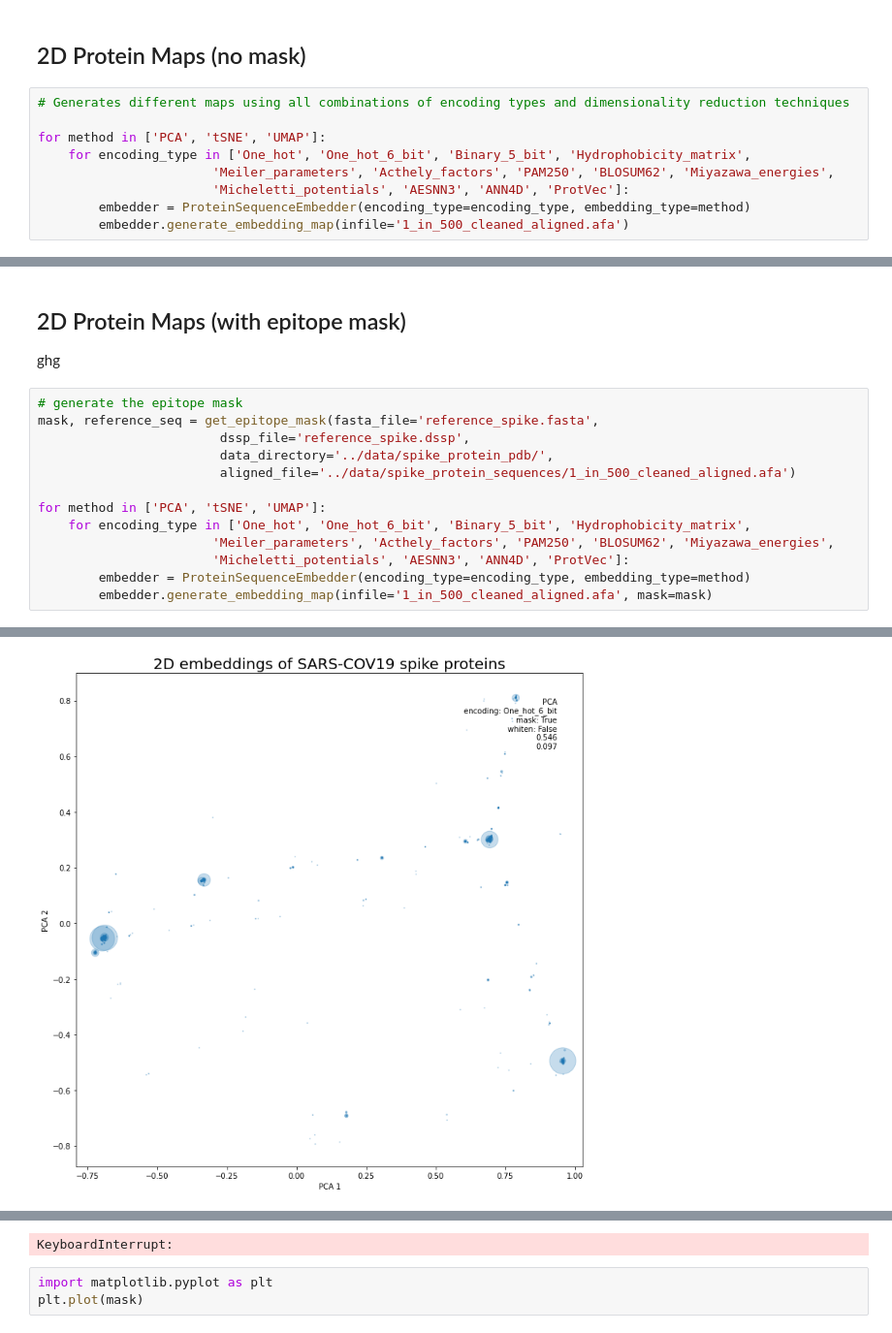
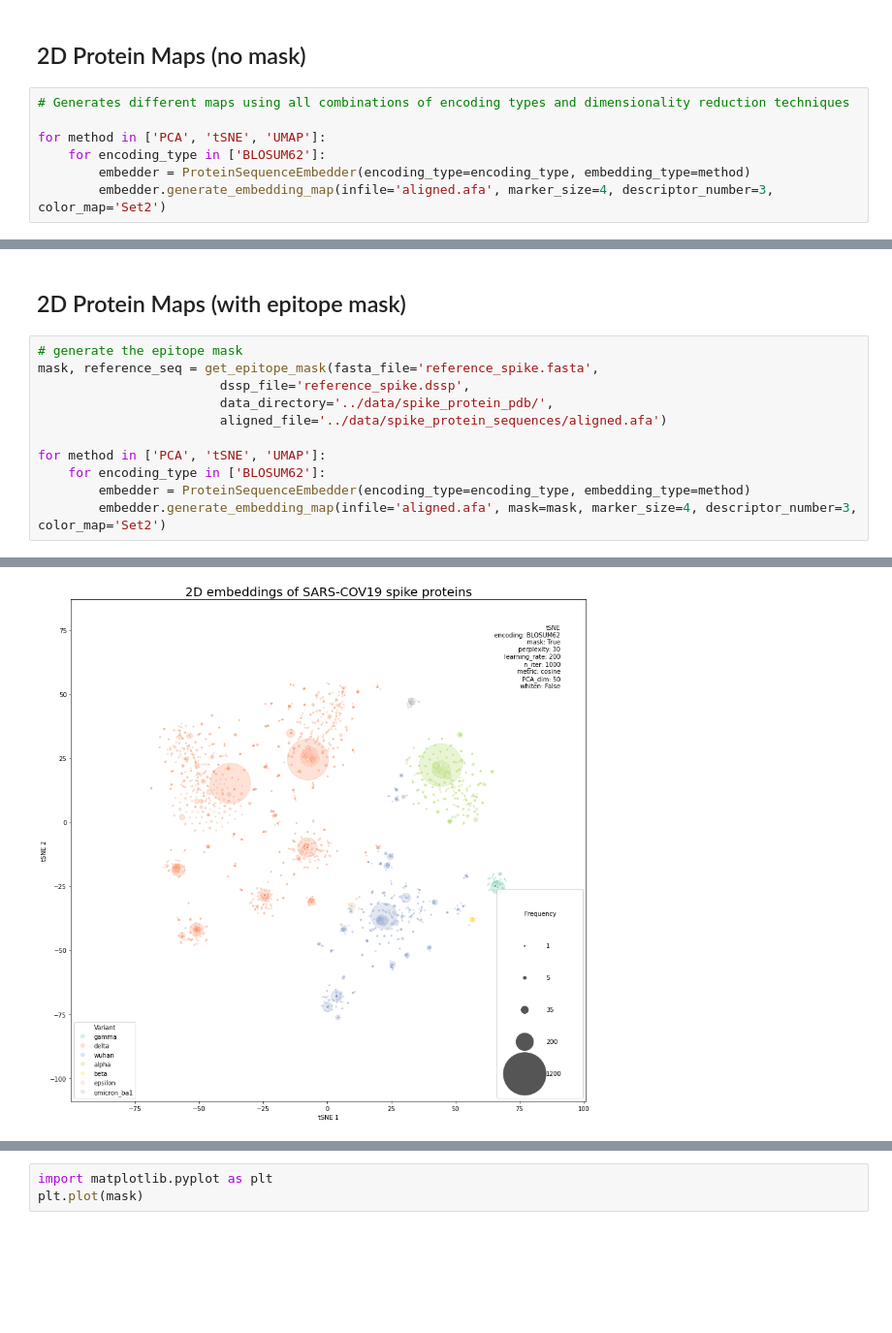
Before and after one commit to dominicp6/VAE-SpikeProtein-Generation, a Jupyter notebook: visualisation/2D_protein_map.ipynb, the cells around one changed output, grey strips where cells are left out. Shown at 97% size. Saved outputs shown, nothing was run; the diff lists cells and outputs as text; blank space fills up the shorter version.

```diff
--- a/visualisation/2D_protein_map.ipynb
+++ b/visualisation/2D_protein_map.ipynb
@@ -15,9 +15,7 @@ data_dir = parent_dir + '/data/spike_proteins/'   # path to datasets
 # Generates different maps using all combinations of encoding types and dimensionality reduction techniques
 
 for method in ['PCA', 'tSNE', 'UMAP']:
-    for encoding_type in ['One_hot', 'One_hot_6_bit', 'Binary_5_bit', 'Hydrophobicity_matrix',
-                       'Meiler_parameters', 'Acthely_factors', 'PAM250', 'BLOSUM62', 'Miyazawa_energies',
-                       'Micheletti_potentials', 'AESNN3', 'ANN4D', 'ProtVec']:
+    for encoding_type in ['BLOSUM62']:
         embedder = ProteinSequenceEmbedder(encoding_type=encoding_type, embedding_type=method)
-        embedder.generate_embedding_map(infile='1_in_500_cleaned_aligned.afa')
+        embedder.generate_embedding_map(infile='aligned.afa', marker_size=4, descriptor_number=3, color_map='Set2')
 # %% [output]
@@ -28,18 +25,14 @@ KeyboardInterrupt:
 # %% [markdown]
 ## 2D Protein Maps (with epitope mask)
-
-ghg
 # %%
 # generate the epitope mask
 mask, reference_seq = get_epitope_mask(fasta_file='reference_spike.fasta',
                         dssp_file='reference_spike.dssp',
                         data_directory='../data/spike_protein_pdb/',
-                        aligned_file='../data/spike_protein_sequences/1_in_500_cleaned_aligned.afa')
+                        aligned_file='../data/spike_protein_sequences/aligned.afa')
 
 for method in ['PCA', 'tSNE', 'UMAP']:
-    for encoding_type in ['One_hot', 'One_hot_6_bit', 'Binary_5_bit', 'Hydrophobicity_matrix',
-                       'Meiler_parameters', 'Acthely_factors', 'PAM250', 'BLOSUM62', 'Miyazawa_energies',
-                       'Micheletti_potentials', 'AESNN3', 'ANN4D', 'ProtVec']:
+    for encoding_type in ['BLOSUM62']:
         embedder = ProteinSequenceEmbedder(encoding_type=encoding_type, embedding_type=method)
-        embedder.generate_embedding_map(infile='1_in_500_cleaned_aligned.afa', mask=mask)
+        embedder.generate_embedding_map(infile='aligned.afa', mask=mask, marker_size=4, descriptor_number=3, color_map='Set2')
 # %% [output]
@@ -47 +40 @@ for method in ['PCA', 'tSNE', 'UMAP']:
-[figure, old version]
+[figure, new version]
@@ -49,4 +42,3 @@ for method in ['PCA', 'tSNE', 'UMAP']:
-KeyboardInterrupt:
 # %%
 import matplotlib.pyplot as plt
 plt.plot(mask)
```
Also changed, not shown: parts of 4 cells of this notebook, 5 other files.
